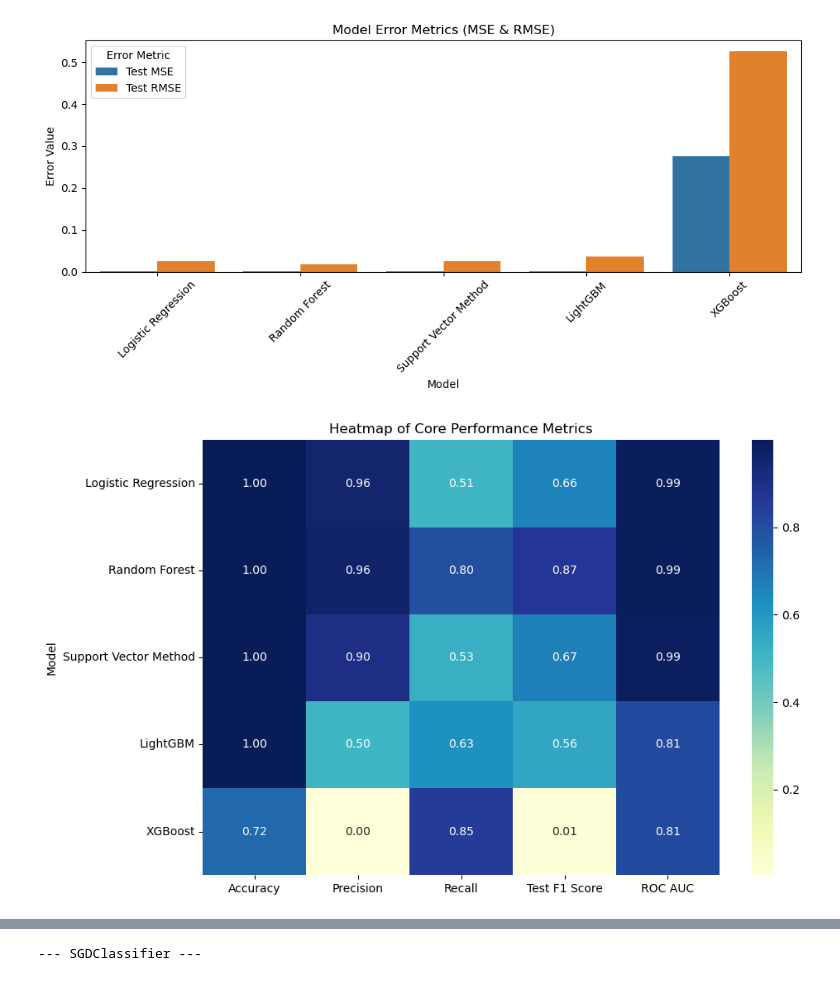
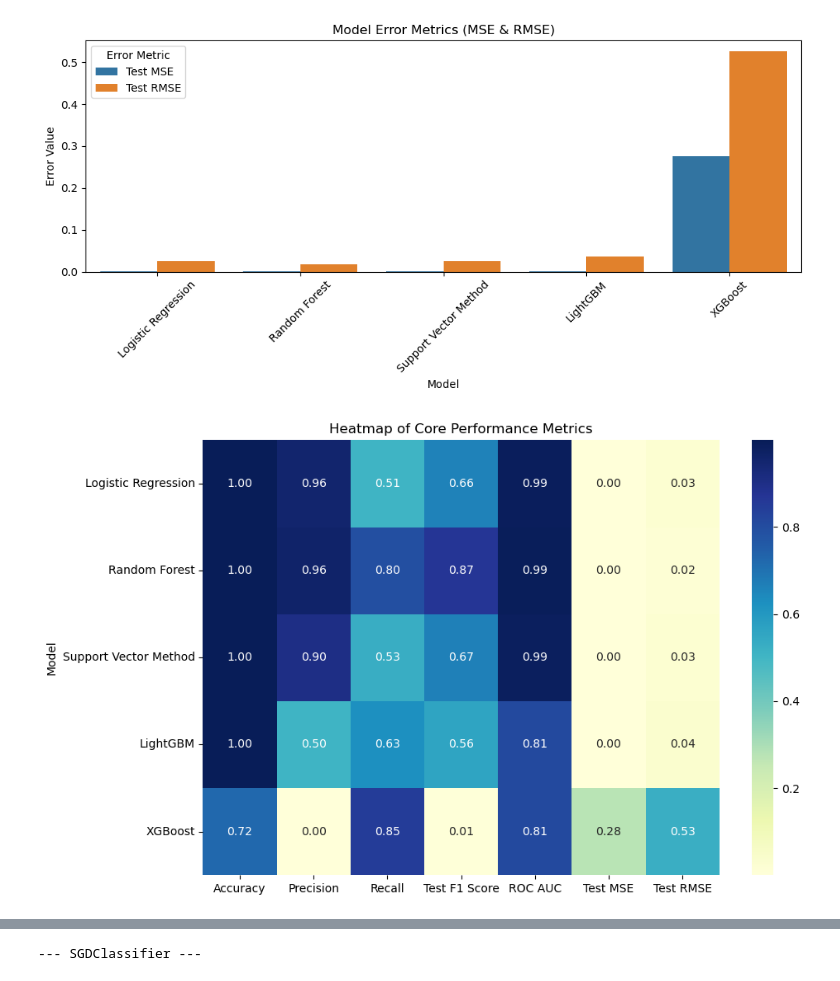
Before and after one commit to Rnamrata/credit-card-fraud-analysis, a Jupyter notebook: model_evalution.ipynb, the cells around one changed output, grey strips where cells are left out. Drawn from its saved outputs; the diff is of its cells as text; code cells hidden in the pictures.

```diff
--- a/model_evalution.ipynb
+++ b/model_evalution.ipynb
@@ -177,10 +187,16 @@ Train Score                      0.692378
 Validation Score                 0.692347
 dtype: object
 # %%
-# LightGBM
-lgb_result = general_pipeline(
-    LGBMClassifier(random_state=42),
-    "LightGBM"
-)
+import warnings
+with warnings.catch_warnings():
+    warnings.filterwarnings(
+        "ignore",
+        category=UserWarning
+    )
+    # LightGBM
+    lgb_result = general_pipeline(
+        LGBMClassifier(random_state=42),
+        "LightGBM"
+    )
 # %% [output]
 [LightGBM] [Info] Number of positive: 6558, number of negative: 5083525
@@ -307,8 +351,9 @@ plt.show()
 # %%
+# Result Heatmap
 plt.figure(figsize=(10, 6))
-sns.heatmap(results_df.set_index('Model')[metrics], annot=True, fmt=".2f", cmap='YlGnBu')
+sns.heatmap(results_df.set_index('Model')[selected_metrics], annot=True, fmt=".2f", cmap='YlGnBu')
 plt.title('Heatmap of Core Performance Metrics')
 plt.tight_layout()
 plt.show()
 # %% [output]
-[figure, old version]
+[figure, new version]
```
Also changed, not shown: parts of 41 cells of this notebook, 1 other file.
